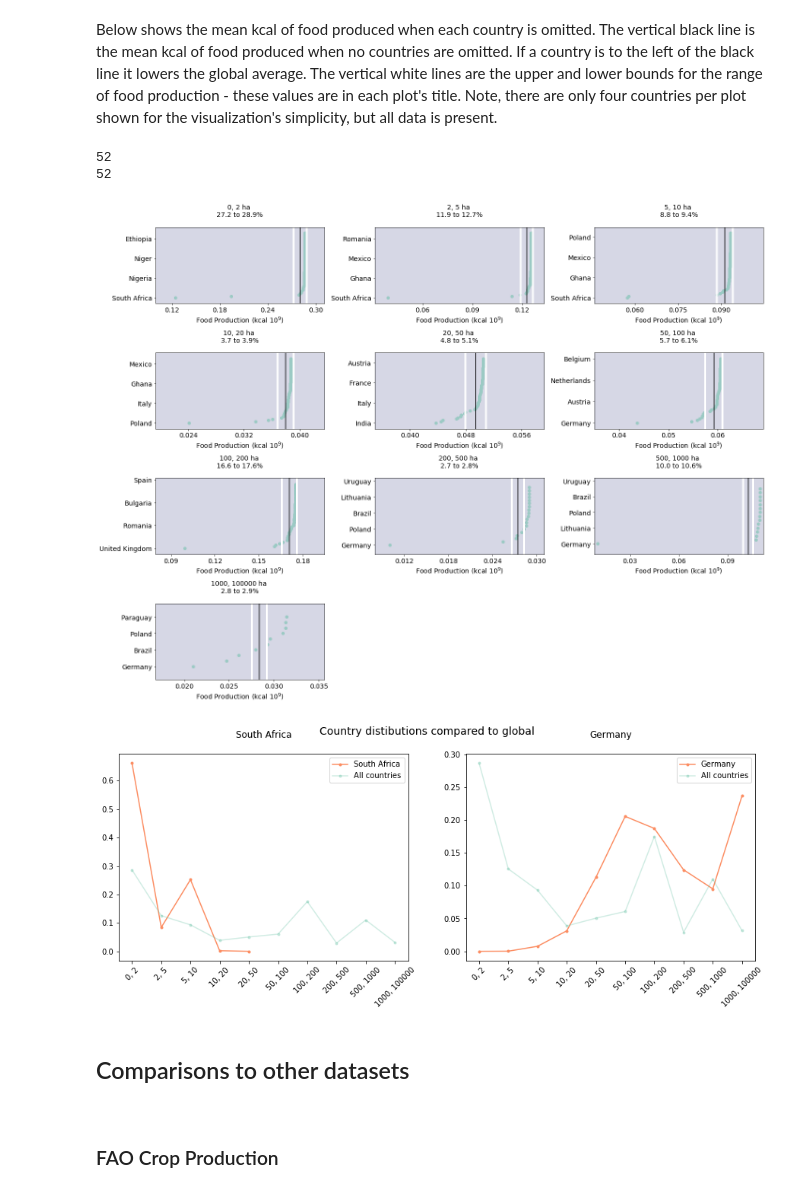
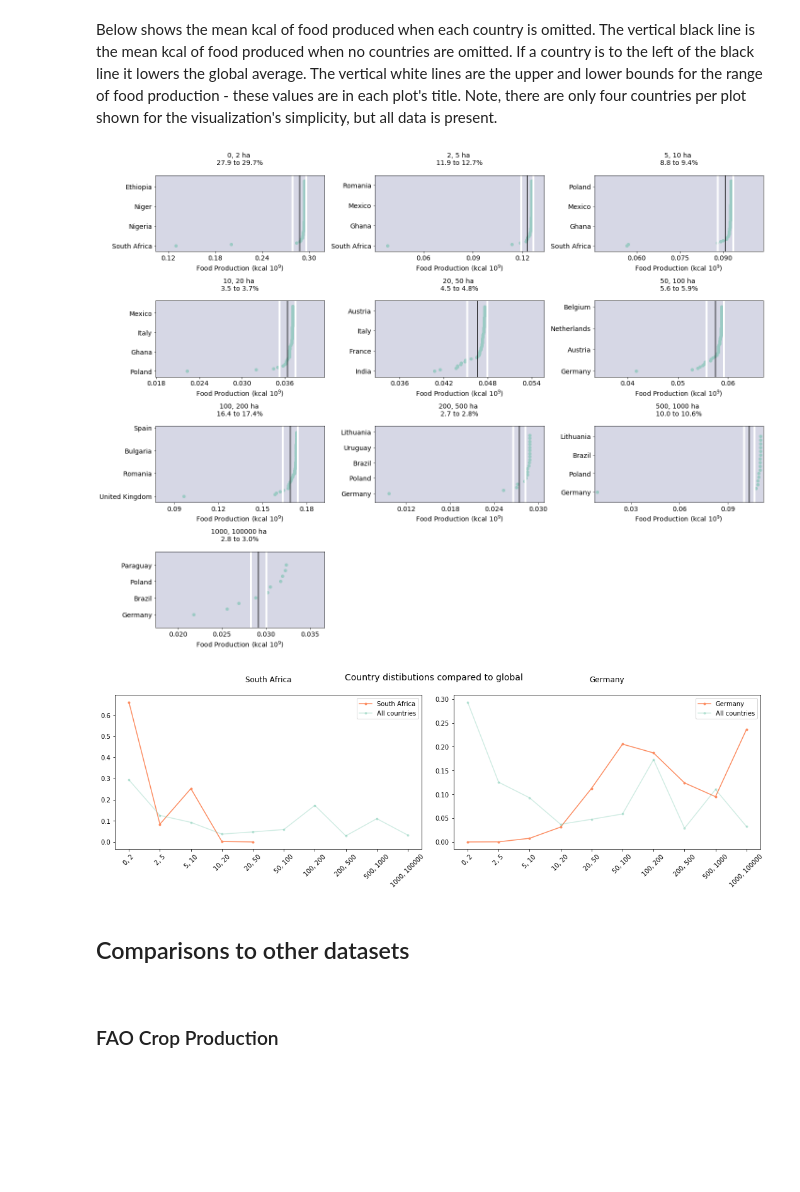
Before and after one commit to vinnyricciardi/farmsize_site, a Jupyter notebook: Notebooks/Sensitivity_Analyses.ipynb, the cells around one changed output. Drawn from its saved outputs; the diff is of its cells as text; code cells hidden in the pictures; blank space fills up the shorter version.

```diff
--- a/Notebooks/Sensitivity_Analyses.ipynb
+++ b/Notebooks/Sensitivity_Analyses.ipynb
@@ -96,7 +96,7 @@ def read_data_init(path):
     data['fs_class_max'] = np.where(data['fs_class_max'].isnull(), 10000, data['fs_class_max'])
 
     data['Farm_Sizes'] = pd.cut(data['fs_class_max'],
-                                bins=[0, 2, 5, 10, 20, 50,
+                                bins=[0, 1, 2, 5, 10, 20, 50,
                                       100, 200, 500, 1000, 100000])
 
     data['production_kcal'] = data['Production_fix'] * data['kcal']
@@ -422,0 +494,26 @@ plt.show();
+# %%
+fig = plt.figure(figsize=[15, 10])
+fs_order = ['(0, 1]', '(1, 2]', '(2, 5]', '(5, 10]',
+                    '(10, 20]', '(20, 50]', '(50, 100]', '(100, 200]', '(200, 500]',
+                    '(500, 1000]', '(1000, 100000]']
+
+dictionary = dict(zip(fs_order, range(0, len(fs_order))))  # used to circumvent categorical indexing
+tmp['ix'] = tmp['Farm_Sizes'].map(dictionary)
+tmp = tmp.sort_values('ix')
+
+for i in xrange(0, len(tmp['Farm_Sizes'].unique())):
+    tmp2 = tmp.loc[(tmp['Farm_Sizes'] == tmp['Farm_Sizes'].unique()[i]) &
+                   (tmp['production_kcal'].notnull()) &
+                   (tmp['production_kcal_k'].notnull())]
+
+    ax = fig.add_subplot(3,4,i+1)
+    sns.kdeplot(tmp2['production_kcal'], ax=ax, label='Actual')
+    sns.kdeplot(tmp2['production_kcal_k'], ax=ax, label='Constant')
+#     sns.regplot(np.log(tmp2['production_kcal']), np.log(tmp2['production_kcal_k']), ax=ax)
+    ax.set_title(str(tmp['Farm_Sizes'].unique()[i][1:-1]) + ' ha')
+    labels = ax.get_xticklabels()
+    labels = [item.get_text() for item in labels]
+    ax.set_xticklabels(labels, rotation=45)
+
+fig.tight_layout()
+plt.show()
@@ -703,7 +788,7 @@ Below shows the mean kcal of food produced when each country is omitted. The ver
 # %%
 def jacknife_prep(path, how='under2'):
 
-    data = pd.read_csv(PATH, low_memory=False)
+    data = pd.read_csv(PATH1, low_memory=False)
     data['fs_class_max'] = np.where(data['fs_class_max'].isnull(), 10000, data['fs_class_max'])
     data = data.replace(0.0, np.nan)  # there were many zero values
 
@@ -860,11 +945,9 @@ data, fs_order, fs_txt = jacknife_prep(PATH, how='under2')
 df_jk, prods = jacknife(data)
 plot_jacknife_countries(df_jk)
 # %% [output]
-52
-52
-[figure, old version]
+[figure, new version]
 # %%
-def spot_check_jacknife_plot(country='None', ax=None):
+def spot_check_jacknife_plot(data, country='None', ax=None):
 
     dictionary = dict(zip(fs_order, range(0, len(fs_order))))  # used to circumvent categorical indexing
     data['ix'] = data['Farm_Sizes'].map(dictionary)
@@ -892,38 +975,38 @@ def spot_check_jacknife_plot(country='None', ax=None):
     pivot3['total'] = pivot3['production_Food_kcal'].sum()
     pivot3['perc'] = pivot3['production_Food_kcal'] / pivot3['total']
 
     tmp = merged.loc[merged['NAME_0'] == country]
     tmp['perc'].sum()
     ax.plot(tmp['ix'].astype(int), tmp['perc'],
             marker='.',
             linestyle='-',
             color=sns.color_palette("Set2", 3)[1],
             label=country);
     ax.plot(pivot3['ix'].astype(int), pivot3['perc'],
             marker='.',
             linestyle='-',
             color=sns.color_palette("Set2", 3)[0],
             alpha=0.3,
             label='All countries')
     ax.set_xticks(np.arange(0, 10, 1.0))
     labels = merged.sort_values('ix')['Farm_Sizes'].unique()
     labels = [x[1:-1] for x in labels]
     ax.set_xticklabels(labels, rotation=45)
     ax.set_title(country+'\n')
     ax.legend()
 
     return ax
 
 fig = plt.figure(figsize=[15, 5])
 fig.suptitle('Country distibutions compared to global', fontsize=14)
 ax1 = fig.add_subplot(121)
 ax2 = fig.add_subplot(122)
-spot_check_jacknife_plot(country='South Africa', ax=ax1)
-spot_check_jacknife_plot(country='Germany', ax=ax2);
-# fig.tight_layout()
-# plt.show()
+spot_check_jacknife_plot(data, country='South Africa', ax=ax1)
+spot_check_jacknife_plot(data, country='Germany', ax=ax2);
+fig.tight_layout()
+plt.show()
 # %% [output]
-[figure, old version]
+[figure, new version]
 # %% [markdown]
 <a name="Data_Comparisons"></a>
 <h2>Comparisons to other datasets</h2><br>
```
Also changed, not shown: parts of 26 cells of this notebook, 9 other files.
